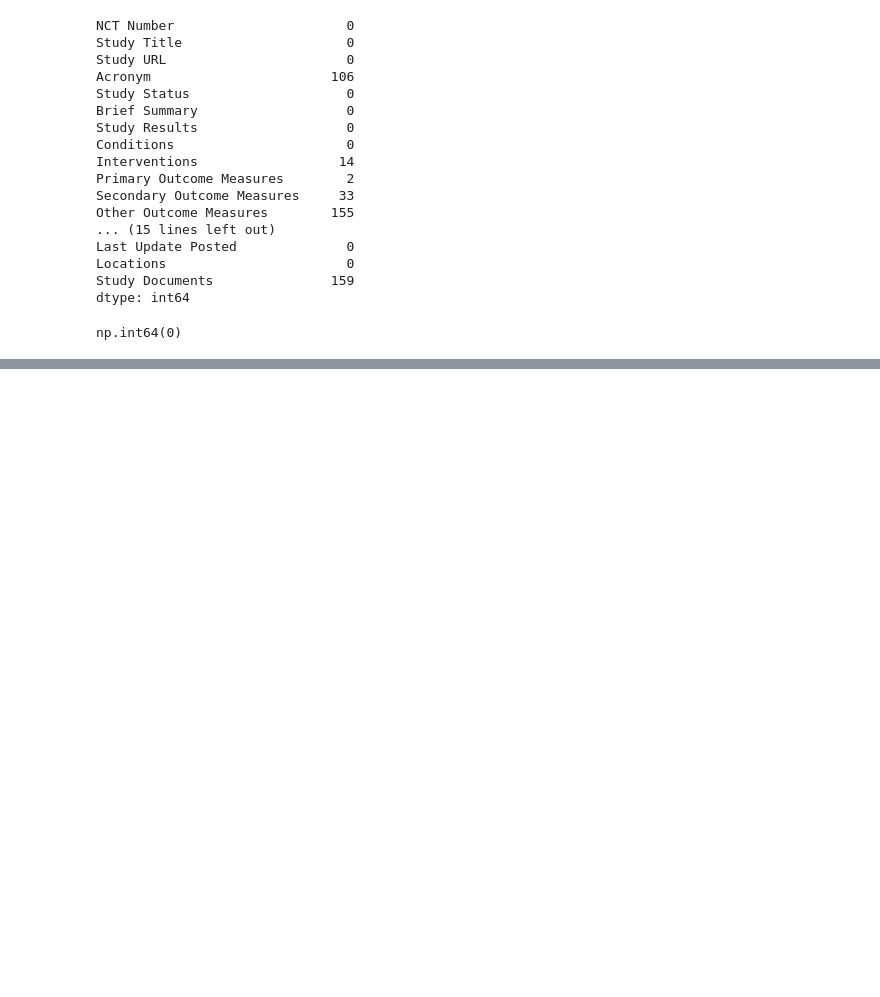
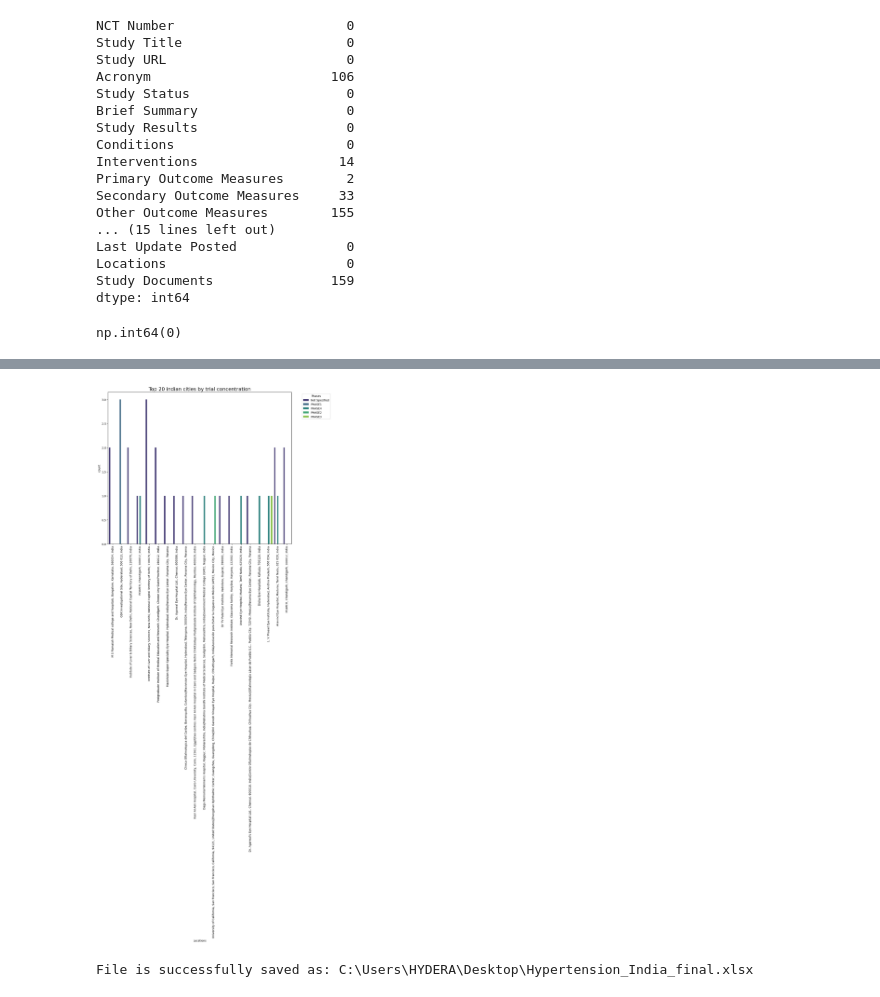
Before and after one commit to aliza0811/Hypertension-Clinical-Trial-Analysis, a Jupyter notebook: HYPERTENSION.ipynb, the cells around one changed output, grey strips where cells are left out. Cells and saved outputs as stored; diff of their text form; code cells hidden in the pictures; blank space fills up the shorter version.

```diff
--- a/HYPERTENSION.ipynb
+++ b/HYPERTENSION.ipynb
@@ -62,0 +243,20 @@ columns_to_drop = ['Acronym', 'Study URL',
+# %%
+import matplotlib.pyplot as plt
+import seaborn as sns
+plt.figure(figsize=(12,10))
+top_cities=df_clean['Locations'].value_counts().head(20).index
+ax=sns.countplot(data=df_subset,x='Locations',hue='Phases',palette='viridis')
+plt.title('Top 20 indian cities by trial concentration',fontsize=18)
+plt.legend(title='Phases',bbox_to_anchor=(1.05,1),loc='upper left')
+plt.xticks(rotation=90)
+plt.show()
+# %% [output]
+[figure, added]
+# %%
+import os
+desktop=os.path.join(os.path.join(os.environ['USERPROFILE']),'Desktop')
+file_path=os.path.join(desktop,'Hypertension_India_final.xlsx')
+df_clean.to_excel(file_path, index=False)
+print(f"File is successfully saved as: {file_path}")
+# %% [output]
+File is successfully saved as: C:\Users\HYDERA\Desktop\Hypertension_India_final.xlsx
```
Also changed, not shown: parts of 19 cells of this notebook.
